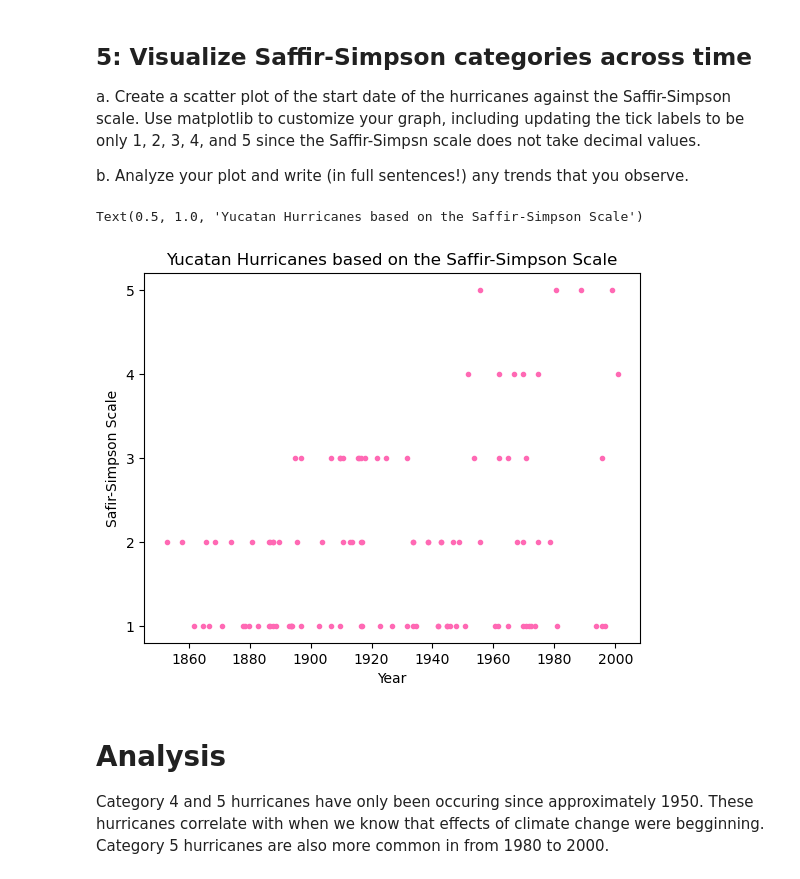
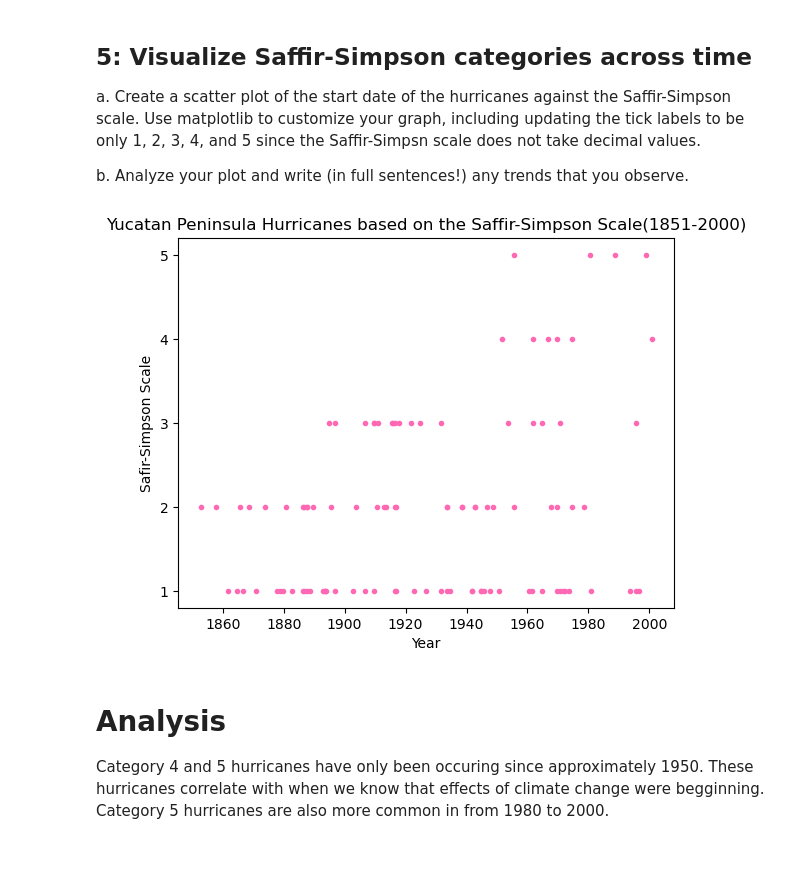
Before and after one commit to sofiiir/eds220-2025-sections, a Jupyter notebook: section4-yuc-pen-hurricanes.ipynb, the cells around one changed output. Cells and saved outputs as stored; diff of their text form; code cells hidden in the pictures.

```diff
--- a/section4-yuc-pen-hurricanes.ipynb
+++ b/section4-yuc-pen-hurricanes.ipynb
@@ -92,13 +92,13 @@ df.loc[:, 'end.date'] = pd.to_datetime(df['end.date'])
 # %%
 # Create scatter plot of
 plt.scatter('start.date', 'ss', data = df, marker = '.', color = 'hotpink')
 plt.yticks([1, 2, 3, 4, 5])
 plt.xlabel('Year')
 plt.ylabel('Safir-Simpson Scale')
-plt.title('Yucatan Hurricanes based on the Saffir-Simpson Scale')
+plt.title('Yucatan Peninsula Hurricanes based on the Saffir-Simpson Scale(1851-2000)')
+plt.show()
 # %% [output]
-Text(0.5, 1.0, 'Yucatan Hurricanes based on the Saffir-Simpson Scale')
-[figure, old version]
+[figure, new version]
 # %% [markdown]
 # Analysis
 Category 4 and 5 hurricanes have only been occuring since approximately 1950. These hurricanes correlate with when we know that effects of climate change were begginning. Category 5 hurricanes are also more common in from 1980 to 2000.
```
Also changed, not shown: parts of 2 cells of this notebook.
